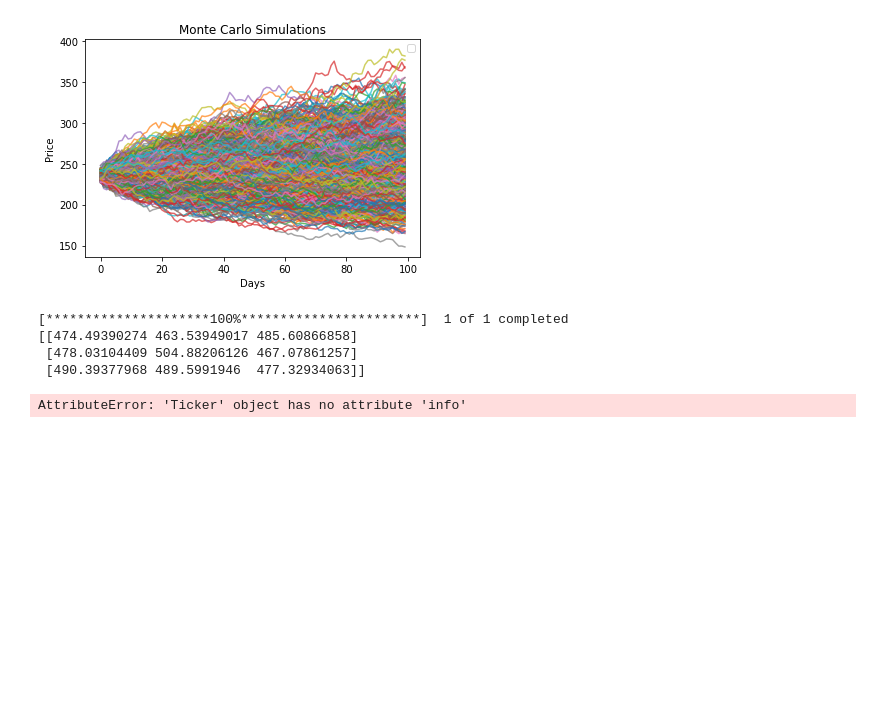
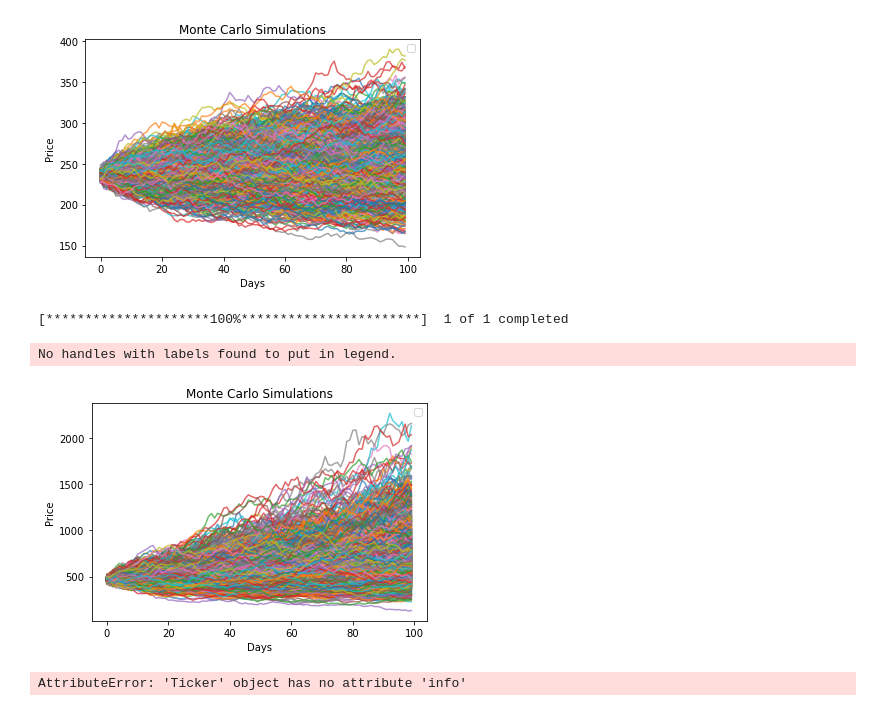
Before and after one commit to Ravdar/tickery, a Jupyter notebook: data_project.ipynb, the cells around one changed output. Saved outputs shown, nothing was run; the diff lists cells and outputs as text; code cells hidden in the pictures; blank space fills up the shorter version.

```diff
--- a/data_project.ipynb
+++ b/data_project.ipynb
@@ -1033,20 +1033,34 @@ def monte_carlo_simulation(data, number_of_simulations=150, forecast_period=100)
         simulated_prices[:, simulation] = prices[1:]
 
     return simulated_prices
-# %%
-data= yf.download(
-            tickers="NVDA",
-            interval="1d",
-            period="1y")
-
-x = monte_carlo_simulation(data,3,3)
-
-print(x)
-# %% [output]
-[*********************100%***********************]  1 of 1 completed
-[[474.49390274 463.53949017 485.60866858]
- [478.03104409 504.88206126 467.07861257]
- [490.39377968 489.5991946  477.32934063]]
+# %%
+data= yf.download(
+            tickers="NVDA",
+            interval="1d",
+            period="1y")
+
+x = monte_carlo_simulation(data,2000,100)
+
+fig, ax = plt.subplots()
+
+
+
+# Plot each simulation as a gray line
+for i in range(2000):
+    ax.plot(x[:, i], alpha=0.7)
+
+# Add labels and a legend
+ax.set_xlabel('Days')
+ax.set_ylabel('Price')
+ax.set_title('Monte Carlo Simulations')
+ax.legend()
+
+# Show the plot
+plt.show()
+# %% [output]
+[*********************100%***********************]  1 of 1 completed
+No handles with labels found to put in legend.
+[figure, added]
 # %%
 def historical_and_parametric_var_and_cvar(data):
     """Returns VaR and CVaR for 0,95;0,99 and 0,999 confidence level both for historical and parametric calculation method"""
```
Also changed, not shown: parts of 11 cells of this notebook, 6 other files.
